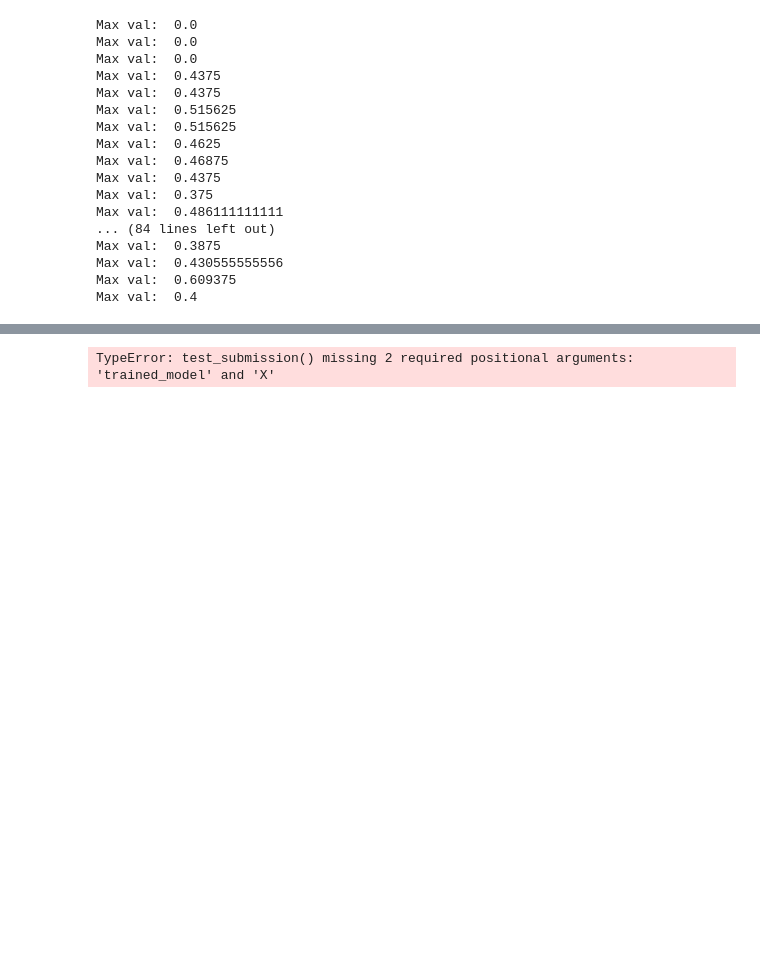
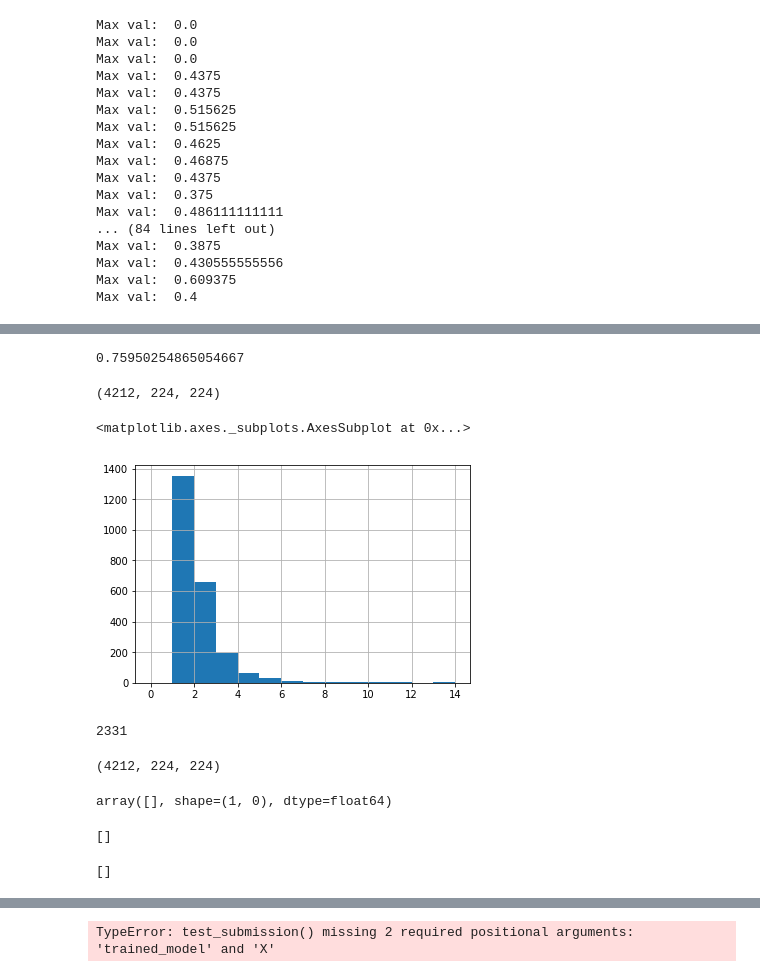
Before and after one commit to yetkinyilmaz/mars_craters, a Jupyter notebook: test_image_processing_workflow.ipynb, the cells around one changed output, grey strips where cells are left out. Cells and saved outputs as stored; diff of their text form; code cells hidden in the pictures; blank space fills up the shorter version.

Commit message:
test score

```diff
--- a/test_image_processing_workflow.ipynb
+++ b/test_image_processing_workflow.ipynb
@@ -60,0 +86,8 @@ array([<zip object at 0x...>, <zip object at 0x...>,
+# %%
+np.mean([score_craters_on_patch(t, p) for t, p in zip(y_true, y_pred_train)])
+# %% [output]
+0.75950254865054667
+# %%
+src.shape
+# %% [output]
+(4212, 224, 224)
@@ -60,0 +96,27 @@ array([<zip object at 0x...>, <zip object at 0x...>,
+# %%
+labels.id.value_counts().hist(bins=np.arange(0,15, 1))
+# %% [output]
+<matplotlib.axes._subplots.AxesSubplot at 0x...>
+[figure, added]
+# %%
+len(labels.id.value_counts())
+# %% [output]
+2331
+# %%
+src.shape
+# %% [output]
+(4212, 224, 224)
+# %%
+np.atleast_2d([])
+# %% [output]
+array([], shape=(1, 0), dtype=float64)
+# %%
+t = y_true[0]
+t
+# %% [output]
+[]
+# %%
+p = list(y_pred_train[0])
+p
+# %% [output]
+[]
```
Also changed, not shown: parts of 15 cells of this notebook, 3 other files.
